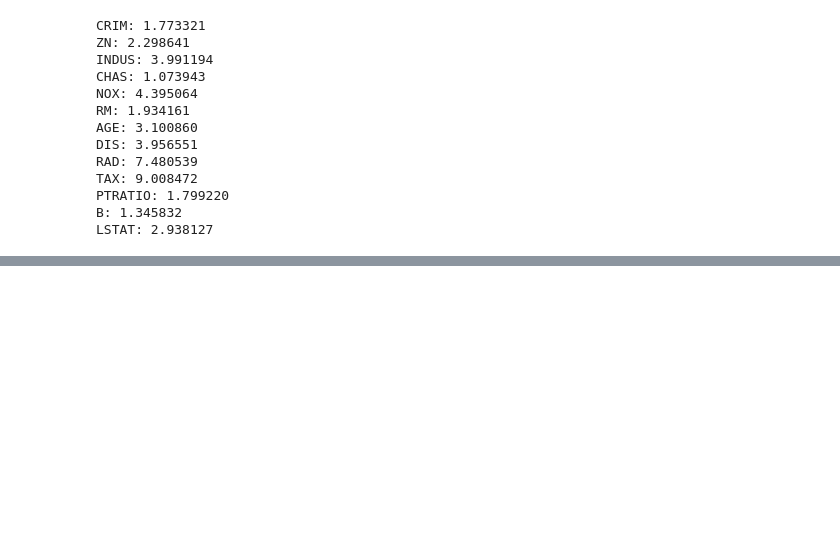
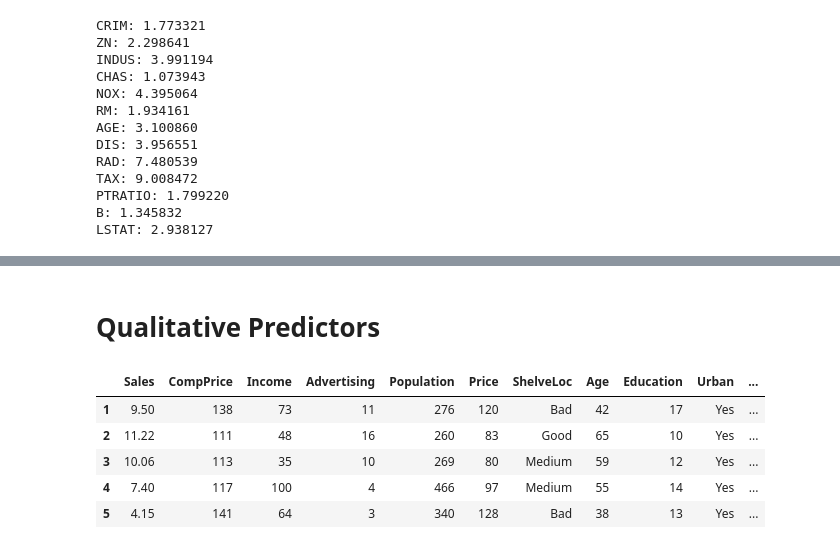
Before and after one commit to sstirlin/ISLR_4ed_python, a Jupyter notebook: ch3/ch3_lab.ipynb, the cells around one changed output, grey strips where cells are left out. Cells and saved outputs as stored; diff of their text form; code cells hidden in the pictures; blank space fills up the shorter version.

```diff
--- a/ch3/ch3_lab.ipynb
+++ b/ch3/ch3_lab.ipynb
@@ -441,0 +666,17 @@ OLS Regression Results
+# %% [markdown]
+# Qualitative Predictors
+# %%
+# We can perform regression using qualitative predictors (factors) as well
+# first, load the data
+import pandas as pd
+from IPython.display import display
+
+carseats = pd.read_csv("Carseats.csv", index_col=0)
+display(carseats.head(5))
+# %% [output]
+|  | Sales | CompPrice | Income | Advertising | Population | Price | ShelveLoc | Age | Education | Urban | ... |
+| 1 | 9.50 | 138 | 73 | 11 | 276 | 120 | Bad | 42 | 17 | Yes | ... |
+| 2 | 11.22 | 111 | 48 | 16 | 260 | 83 | Good | 65 | 10 | Yes | ... |
+| 3 | 10.06 | 113 | 35 | 10 | 269 | 80 | Medium | 59 | 12 | Yes | ... |
+| 4 | 7.40 | 117 | 100 | 4 | 466 | 97 | Medium | 55 | 14 | Yes | ... |
+| 5 | 4.15 | 141 | 64 | 3 | 340 | 128 | Bad | 38 | 13 | Yes | ... |
```
Also changed, not shown: parts of 31 cells of this notebook, 1 other file.
